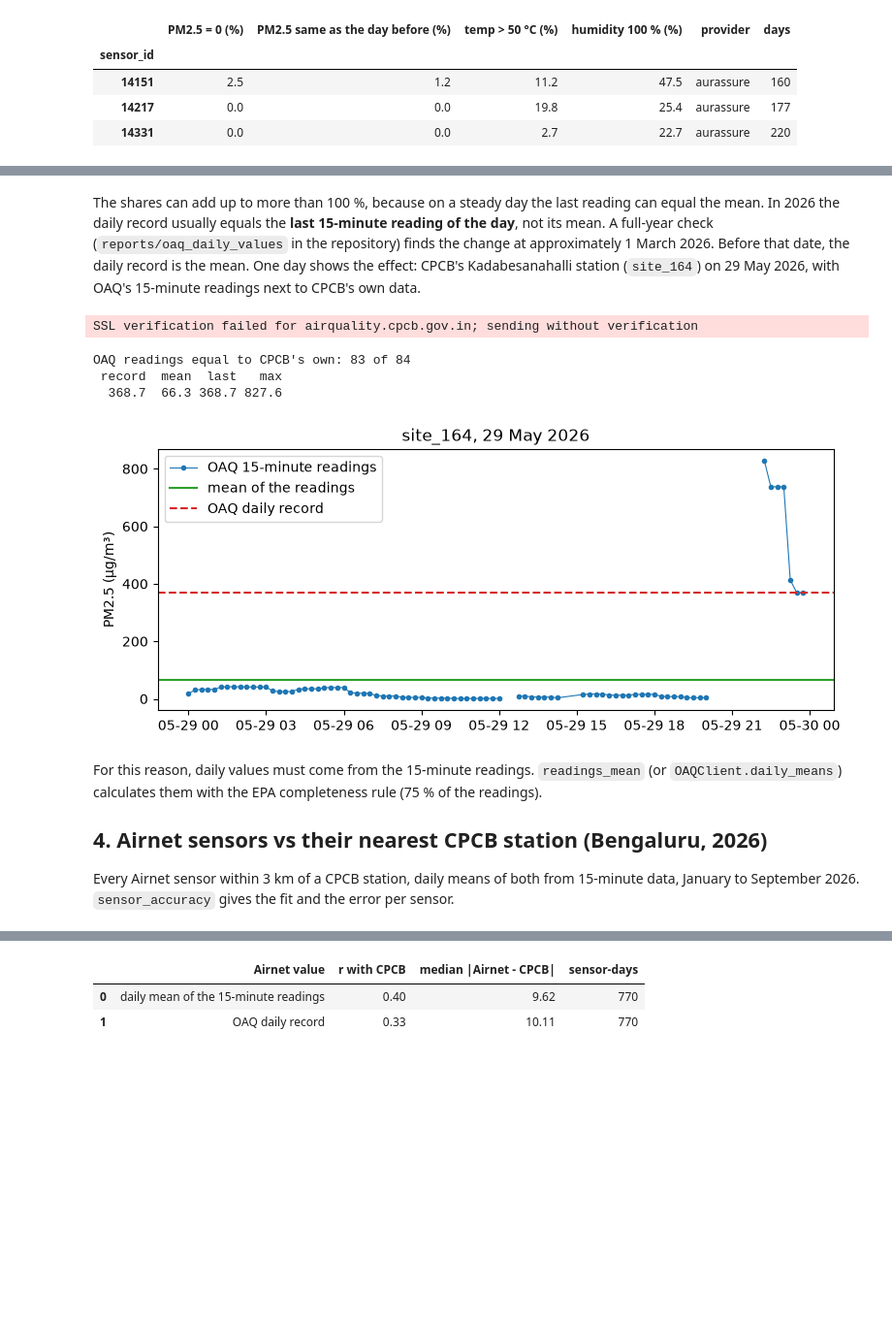
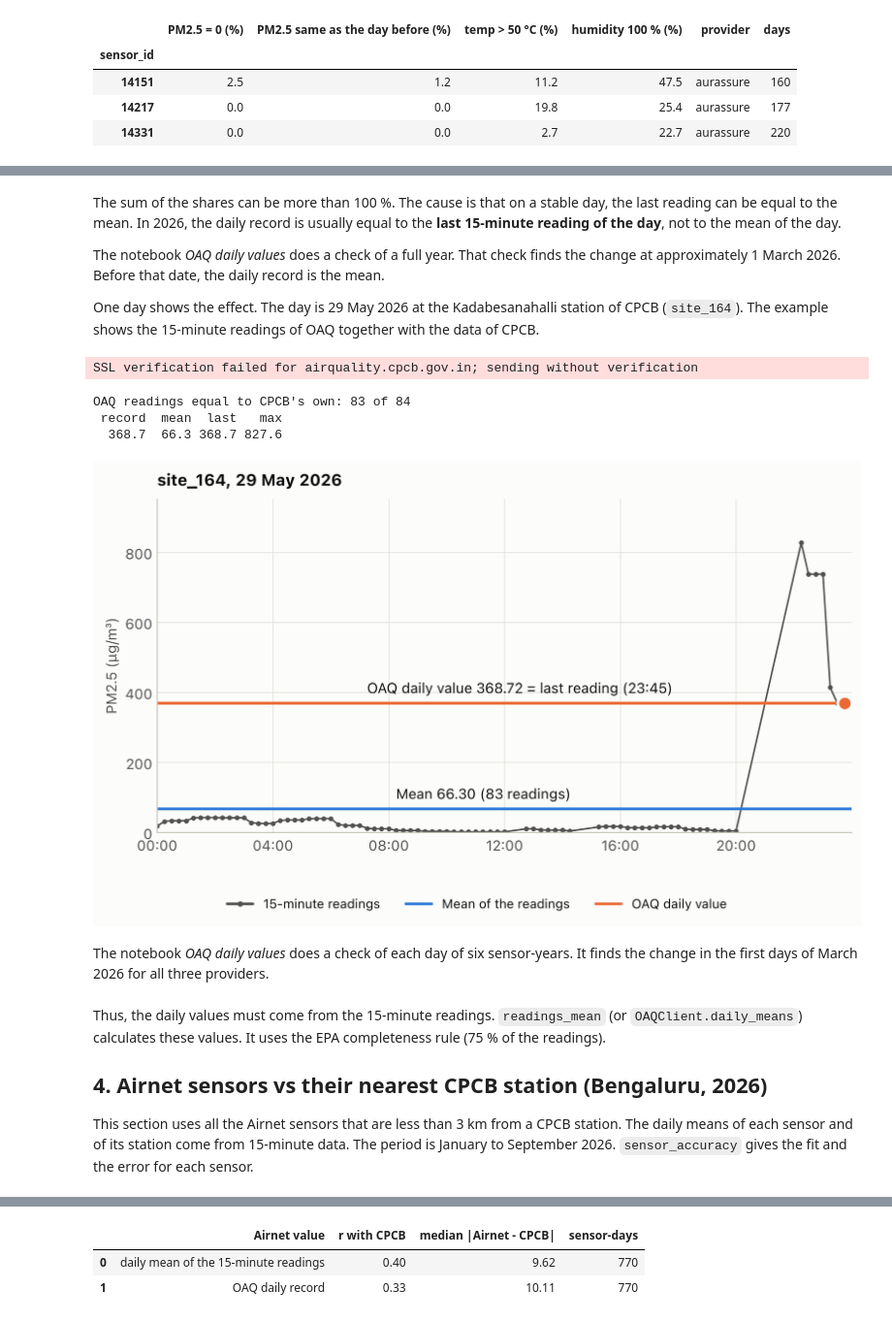
Before and after one commit to saketlab/vayuayan, a Jupyter notebook: python/docs/notebooks/05_oaq_sensors_vs_cpcb.ipynb, the cells around one changed output, grey strips where cells are left out. Shown at 97% size. Cells and saved outputs as stored; diff of their text form; code cells hidden in the pictures; blank space fills up the shorter version.

Commit message:
Add theme; add baseline comparison notebooks

```diff
--- a/python/docs/notebooks/05_oaq_sensors_vs_cpcb.ipynb
+++ b/python/docs/notebooks/05_oaq_sensors_vs_cpcb.ipynb
@@ -12,5 +12,4 @@ Each statement has its table or plot before it. For a full quality assessment of
 # %%
-import matplotlib.pyplot as plt
 import pandas as pd
 
 from vayuayan import (
@@ -18,11 +17,15 @@ from vayuayan import (
     OAQClient,
     oaq_city_tally,
     oaq_nearest_cpcb,
+    plot_daily_record_day,
+    plot_sensor_vs_reference,
     readings_mean,
     sensor_accuracy,
     sensor_plausibility,
+    set_theme,
 )
 
+set_theme()
 pd.set_option("display.width", 160)
 oaq = OAQClient()
 cpcb = CPCBHistorical()
@@ -186,37 +196,33 @@ by_provider = checked.groupby("provider")
 # %% [markdown]
-The shares can add up to more than 100 %, because on a steady day the last reading can equal the mean. In 2026 the daily record usually equals the **last 15-minute reading of the day**, not its mean. A full-year check (`reports/oaq_daily_values` in the repository) finds the change at approximately 1 March 2026. Before that date, the daily record is the mean. One day shows the effect: CPCB's Kadabesanahalli station (`site_164`) on 29 May 2026, with OAQ's 15-minute readings next to CPCB's own data.
+The sum of the shares can be more than 100 %. The cause is that on a stable day, the last reading can be equal to the mean. In 2026, the daily record is usually equal to the **last 15-minute reading of the day**, not to the mean of the day.
+
+The notebook *OAQ daily values* does a check of a full year. That check finds the change at approximately 1 March 2026. Before that date, the daily record is the mean.
+
+One day shows the effect. The day is 29 May 2026 at the Kadabesanahalli station of CPCB (`site_164`). The example shows the 15-minute readings of OAQ together with the data of CPCB.
 # %%
 example = oaq.check_daily_records("cpcb", "164", ["2026-05-29"])
 day = oaq.readings("cpcb", "164", ["2026-05-29"])
 official = cpcb.raw_readings("site_164", 2026, pollutants=["PM2.5"])
 same = day.merge(official, on="timestamp")
 print(
     f"OAQ readings equal to CPCB's own: {(same.pm25 - same.value).abs().lt(0.01).sum()} of {len(same)}"
 )
 print(example[["record", "mean", "last", "max"]].round(1).to_string(index=False))
-
-fig, ax = plt.subplots(figsize=(9, 3.5))
-ax.plot(day.timestamp, day.pm25, ".-", lw=0.8, label="OAQ 15-minute readings")
-ax.axhline(example["mean"].iloc[0], color="tab:green", label="mean of the readings")
-ax.axhline(
-    example["record"].iloc[0], color="tab:red", ls="--", label="OAQ daily record"
-)
-ax.set_ylabel("PM2.5 (µg/m³)")
-ax.set_title("site_164, 29 May 2026")
-ax.legend()
-plt.show()
+plot_daily_record_day(day, example, title="site_164, 29 May 2026")
 # %% [output]
 SSL verification failed for airquality.cpcb.gov.in; sending without verification
 OAQ readings equal to CPCB's own: 83 of 84
  record  mean  last   max
   368.7  66.3 368.7 827.6
-[figure, old version]
+[figure, new version]
+# %% [markdown]
+The notebook *OAQ daily values* does a check of each day of six sensor-years. It finds the change in the first days of March 2026 for all three providers.
 # %% [markdown]
-For this reason, daily values must come from the 15-minute readings. `readings_mean` (or `OAQClient.daily_means`) calculates them with the EPA completeness rule (75 % of the readings).
+Thus, the daily values must come from the 15-minute readings. `readings_mean` (or `OAQClient.daily_means`) calculates these values. It uses the EPA completeness rule (75 % of the readings).
 
 ## 4. Airnet sensors vs their nearest CPCB station (Bengaluru, 2026)
 
-Every Airnet sensor within 3 km of a CPCB station, daily means of both from 15-minute data, January to September 2026. `sensor_accuracy` gives the fit and the error per sensor.
+This section uses all the Airnet sensors that are less than 3 km from a CPCB station. The daily means of each sensor and of its station come from 15-minute data. The period is January to September 2026. `sensor_accuracy` gives the fit and the error for each sensor.
 # %%
 airnet = sensors[sensors.provider == "airnet"]
 pairs = oaq_nearest_cpcb(airnet, k=1).query("distance_km <= 3")
```
Also changed, not shown: parts of 13 cells of this notebook, 54 other files.
